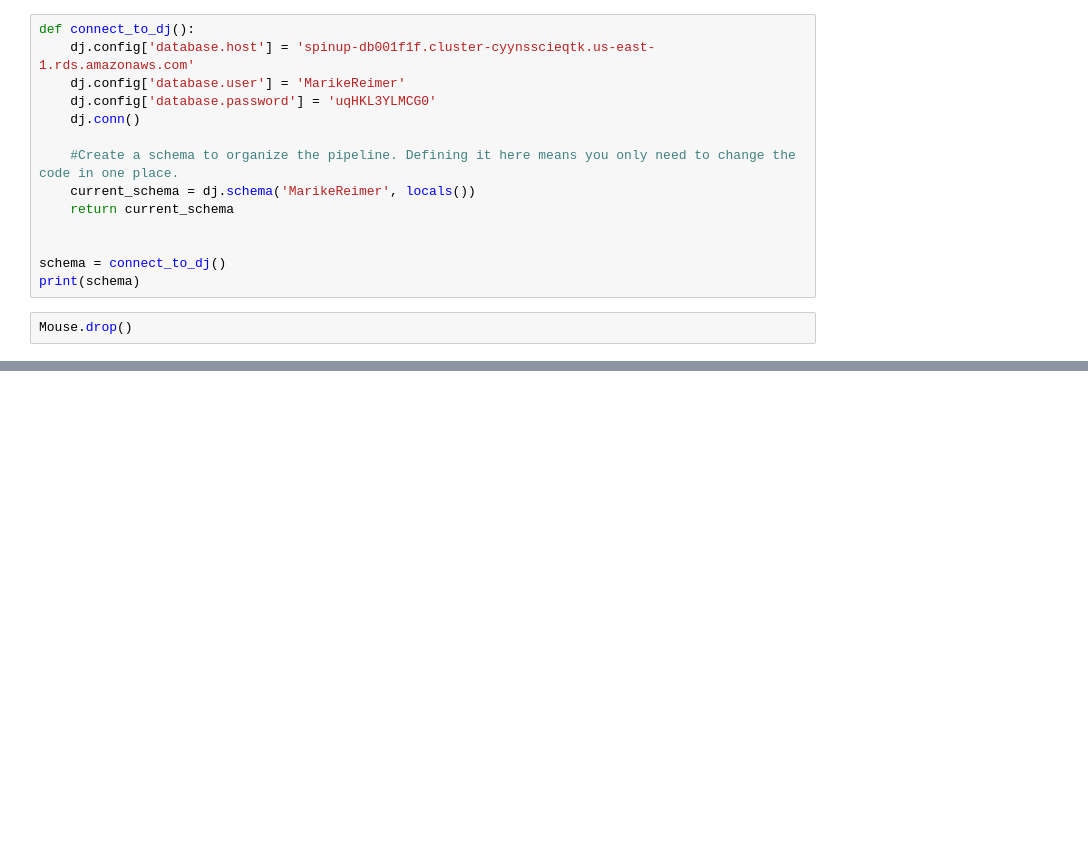
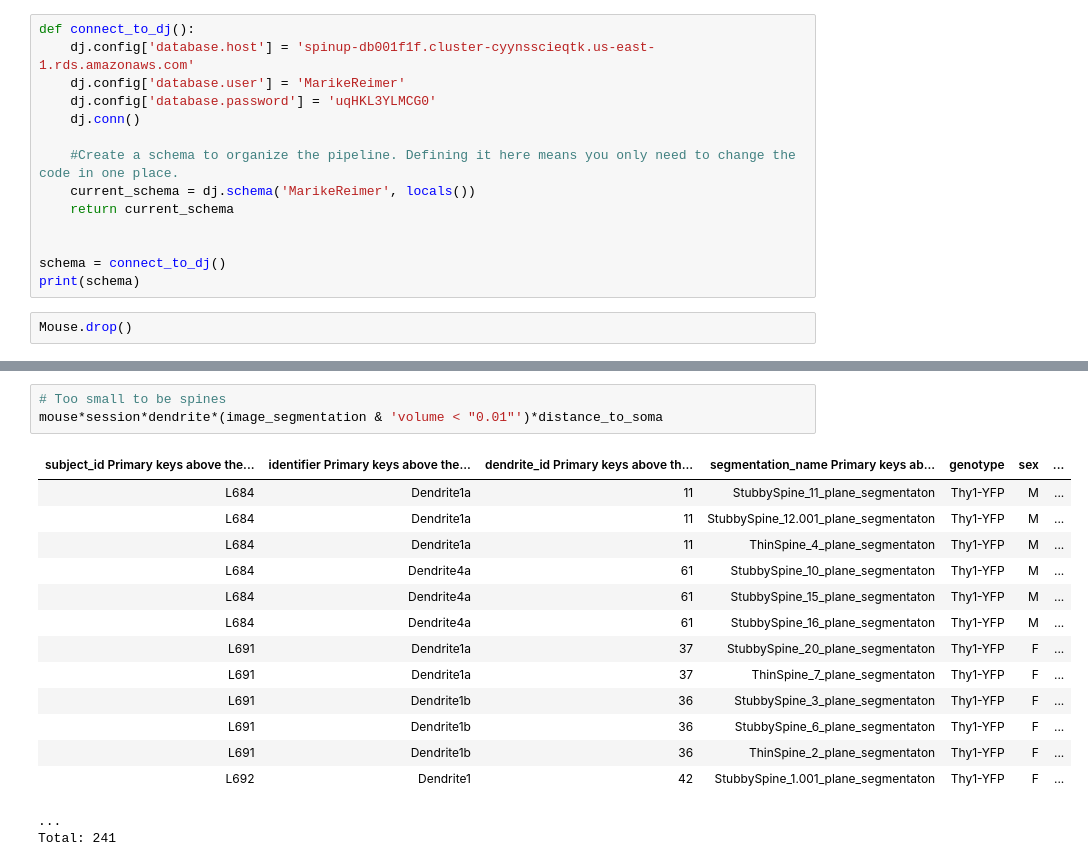
Before and after one commit to MarikeReimer/BlenderApp, a Jupyter notebook: TestAddon/Disc1Display.ipynb, the cells around one changed output, grey strips where cells are left out. Cells and saved outputs as stored; diff of their text form; blank space fills up the shorter version.

```diff
--- a/TestAddon/Disc1Display.ipynb
+++ b/TestAddon/Disc1Display.ipynb
@@ -252,0 +261,19 @@ Total: 0
+# %%
+# Too small to be spines
+mouse*session*dendrite*(image_segmentation & 'volume < "0.01"')*distance_to_soma
+# %% [output]
+| subject_id Primary keys above the... | identifier Primary keys above the... | dendrite_id Primary keys above th... | segmentation_name Primary keys ab... | genotype | sex | ... |
+| L684 | Dendrite1a | 11 | StubbySpine_11_plane_segmentaton | Thy1-YFP | M | ... |
+| L684 | Dendrite1a | 11 | StubbySpine_12.001_plane_segmentaton | Thy1-YFP | M | ... |
+| L684 | Dendrite1a | 11 | ThinSpine_4_plane_segmentaton | Thy1-YFP | M | ... |
+| L684 | Dendrite4a | 61 | StubbySpine_10_plane_segmentaton | Thy1-YFP | M | ... |
+| L684 | Dendrite4a | 61 | StubbySpine_15_plane_segmentaton | Thy1-YFP | M | ... |
+| L684 | Dendrite4a | 61 | StubbySpine_16_plane_segmentaton | Thy1-YFP | M | ... |
+| L691 | Dendrite1a | 37 | StubbySpine_20_plane_segmentaton | Thy1-YFP | F | ... |
+| L691 | Dendrite1a | 37 | ThinSpine_7_plane_segmentaton | Thy1-YFP | F | ... |
+| L691 | Dendrite1b | 36 | StubbySpine_3_plane_segmentaton | Thy1-YFP | F | ... |
+| L691 | Dendrite1b | 36 | StubbySpine_6_plane_segmentaton | Thy1-YFP | F | ... |
+| L691 | Dendrite1b | 36 | ThinSpine_2_plane_segmentaton | Thy1-YFP | F | ... |
+| L692 | Dendrite1 | 42 | StubbySpine_1.001_plane_segmentaton | Thy1-YFP | F | ... |
+...
+Total: 241
```
Also changed, not shown: parts of 10 cells of this notebook, 2 other files.
